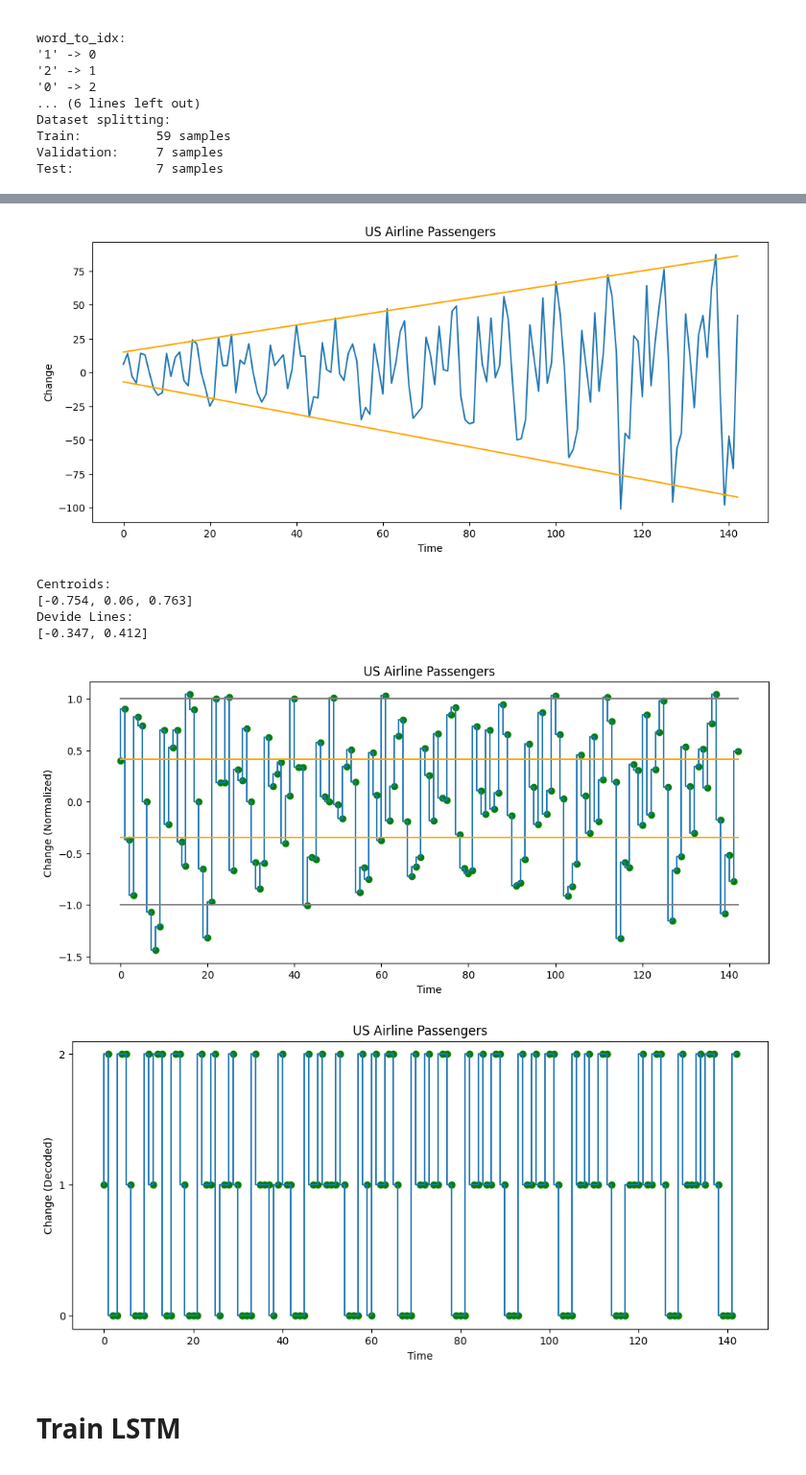
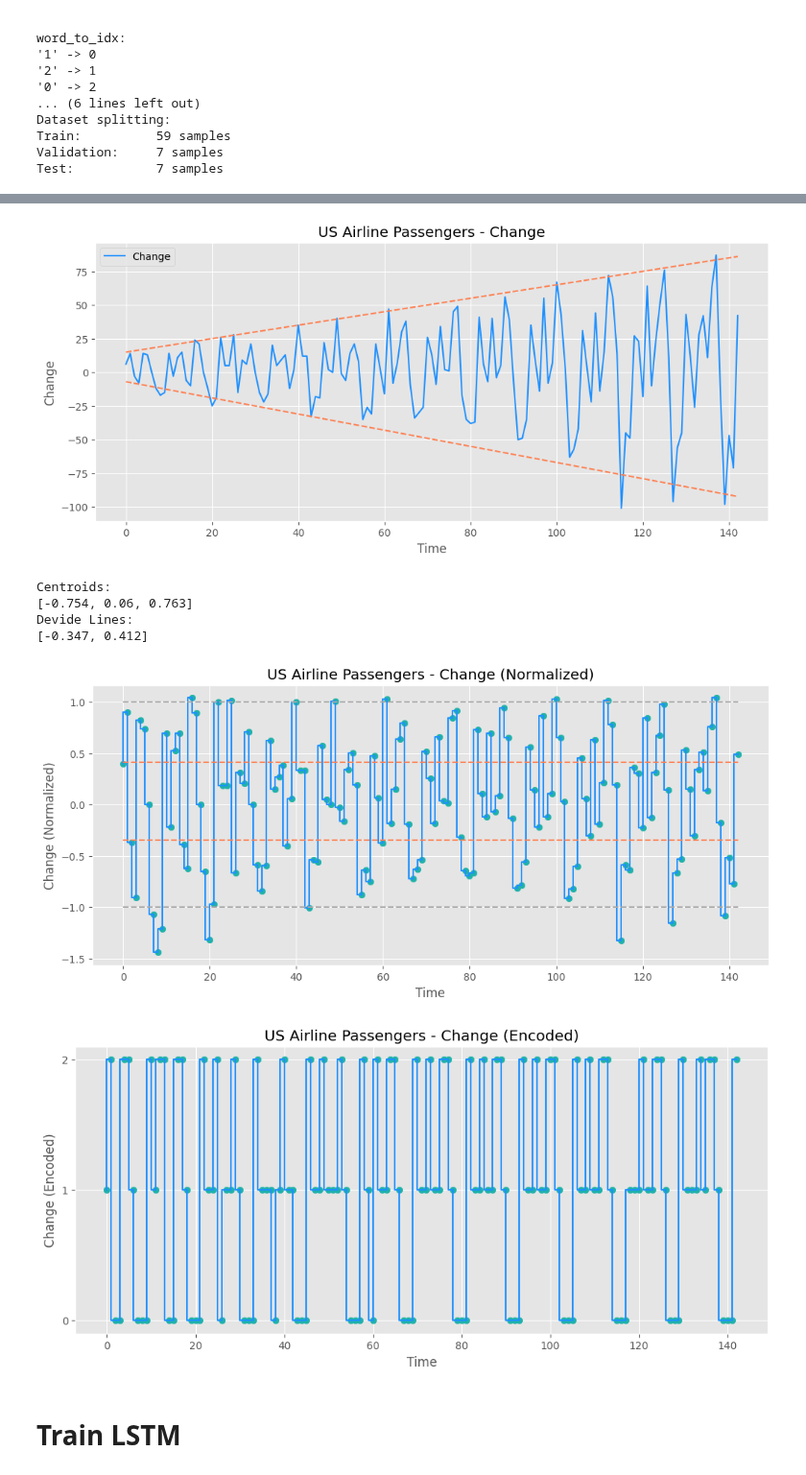
Before and after one commit to baobuiquang/ParallelLSTM, a Jupyter notebook: LSTM.ipynb, the cells around one changed output, grey strips where cells are left out. Shown at 96% size. Saved outputs shown, nothing was run; the diff lists cells and outputs as text; code cells hidden in the pictures.

Commit message:
Re-color some plots

```diff
--- a/LSTM.ipynb
+++ b/LSTM.ipynb
@@ -19,6 +19,7 @@ from numba import NumbaPerformanceWarning
 warnings.filterwarnings("ignore", category=NumbaPerformanceWarning)
 np.warnings.filterwarnings('ignore', category=np.VisibleDeprecationWarning)
 np.random.seed(42)
+plt.style.use('ggplot')
 # %% [markdown]
 # Functions
 # %%
@@ -316,19 +336,21 @@ Test:           7 samples
 if not QUICKTEST:
 
     plt.figure(figsize=(12, 5))
-    plt.plot(df['Passengers'])
+    plt.plot(df['Passengers'], label = 'Passengers', color = 'DodgerBlue')
     plt.xlabel('Time')
     plt.ylabel('Passengers')
     plt.title('US Airline Passengers')
+    plt.legend()
     plt.show()
 
     plt.figure(figsize=(12, 5))
-    plt.plot(df['Change'])
-    plt.plot(df['Upper_Bound'], color = 'orange')
-    plt.plot(df['Lower_Bound'], color = 'orange')
+    plt.plot(df['Change'], label = 'Change', color = 'DodgerBlue')
+    plt.plot(df['Upper_Bound'], linestyle='--', color = 'Coral')
+    plt.plot(df['Lower_Bound'], linestyle='--', color = 'Coral')
     plt.xlabel('Time')
     plt.ylabel('Change')
-    plt.title('US Airline Passengers')
+    plt.title('US Airline Passengers - Change')
+    plt.legend()
     plt.show()
 
     print('Centroids:')
@@ -336,23 +358,23 @@ if not QUICKTEST:
     print('Devide Lines:')
     print([round(l,3) for l in devide_lines])
     plt.figure(figsize=(12, 5))
-    plt.step(range(len(df)), df['Change_Normalized'])
-    plt.scatter(range(len(df)), df['Change_Normalized'], color='green')
-    plt.plot([ 1.0 for _ in range(len(df))], color = 'gray')
+    plt.step(range(len(df)), df['Change_Normalized'], label = 'Change (Normalized)', color = 'DodgerBlue')
+    plt.scatter(range(len(df)), df['Change_Normalized'], color='LightSeaGreen')
+    plt.plot([ 1.0 for _ in range(len(df))], linestyle='--', color = 'DarkGray')
     for line in devide_lines:
-        plt.plot([line for _ in range(len(df))], color = 'orange')
-    plt.plot([-1.0 for _ in range(len(df))], color = 'gray')
+        plt.plot([line for _ in range(len(df))], linestyle='--', color = 'Coral')
+    plt.plot([-1.0 for _ in range(len(df))], linestyle='--', color = 'DarkGray')
     plt.xlabel('Time')
     plt.ylabel('Change (Normalized)')
-    plt.title('US Airline Passengers')
+    plt.title('US Airline Passengers - Change (Normalized)')
     plt.show()
 
     plt.figure(figsize=(12, 5))
-    plt.step(range(len(df)), df['Change_Encoded'])
-    plt.scatter(range(len(df)), df['Change_Encoded'], color='green')
+    plt.step(range(len(df)), df['Change_Encoded'], label = 'Change (Encoded)', color = 'DodgerBlue')
+    plt.scatter(range(len(df)), df['Change_Encoded'], color='LightSeaGreen')
     plt.yticks(range(len(devide_lines)+1))
     plt.xlabel('Time')
-    plt.ylabel('Change (Decoded)')
-    plt.title('US Airline Passengers')
+    plt.ylabel('Change (Encoded)')
+    plt.title('US Airline Passengers - Change (Encoded)')
     plt.show()
 # %% [output]
@@ -360,10 +382,10 @@ if not QUICKTEST:
-[figure, old version]
+[figure, new version]
 Centroids:
 [-0.754, 0.06, 0.763]
 Devide Lines:
 [-0.347, 0.412]
-[figure, old version]
+[figure, new version]
-[figure, old version]
+[figure, new version]
 # %% [markdown]
 # Train LSTM
 # %%
```
Also changed, not shown: parts of 17 cells of this notebook.
